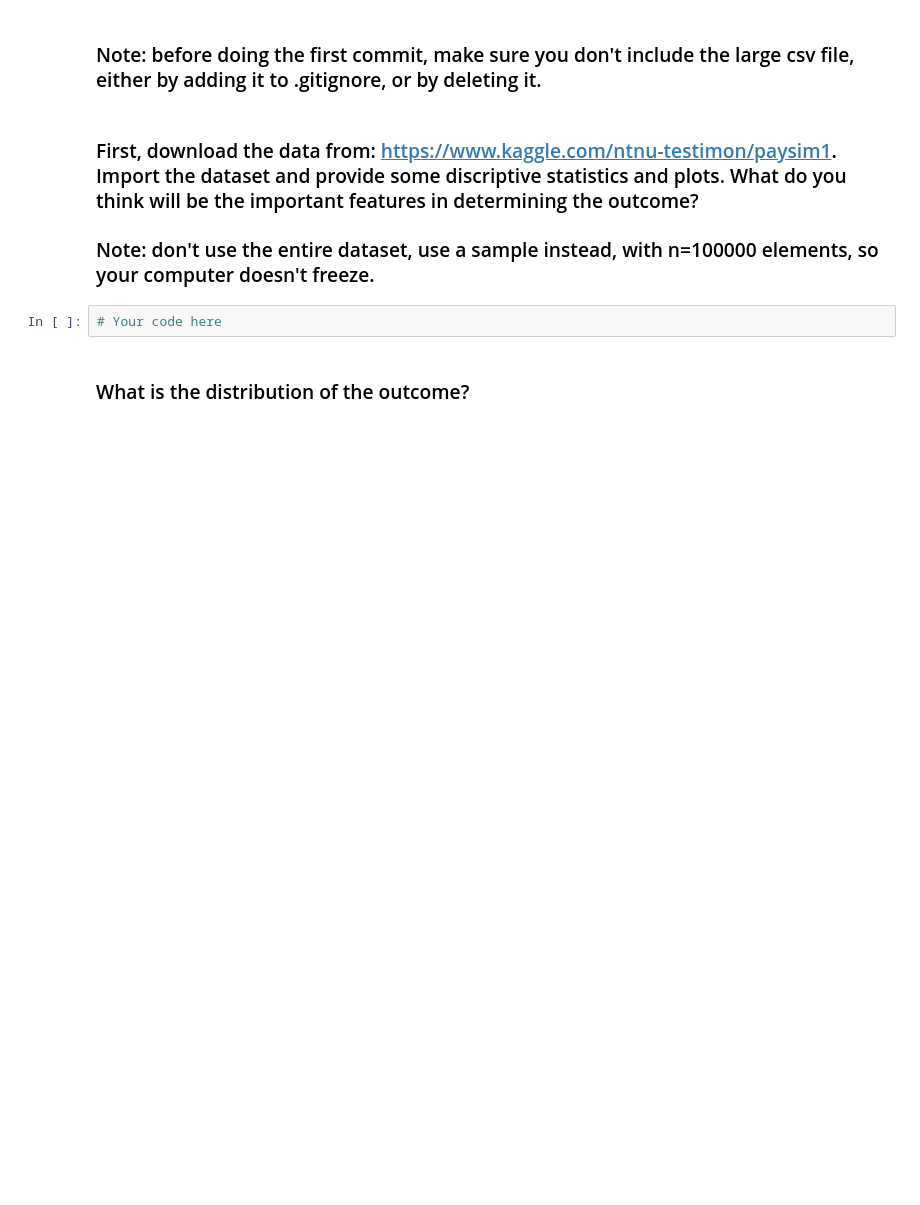
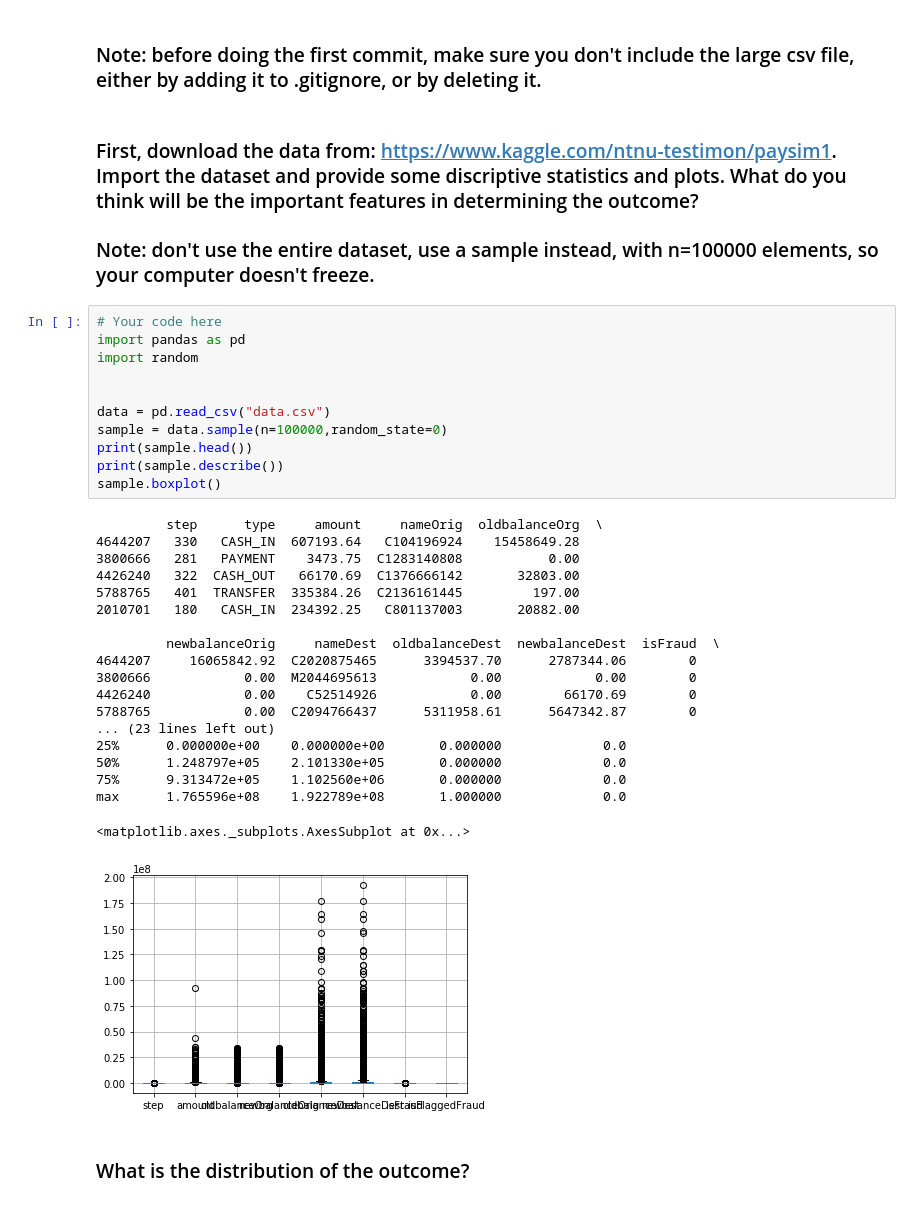
Before and after one commit to ta-data-lis/lab-imbalance, a Jupyter notebook: your-code/lab_imbalance.ipynb, the cells around one changed output. Drawn from its saved outputs; the diff is of its cells as text; blank space fills up the shorter version.

```diff
--- a/your-code/lab_imbalance.ipynb
+++ b/your-code/lab_imbalance.ipynb
@@ -9,8 +9,37 @@ Like we disussed in class, when we have noisy data, if we are not careful, we ca
 # %% [markdown]
 ### First, download the data from: https://www.kaggle.com/ntnu-testimon/paysim1. Import the dataset and provide some discriptive statistics and plots. What do you think will be the important features in determining the outcome?
 ### Note: don't use the entire dataset, use a sample instead, with n=100000 elements, so your computer doesn't freeze.
-# %%
-# Your code here
+# %%
+# Your code here
+import pandas as pd
+import random
+
+
+data = pd.read_csv("data.csv")
+sample = data.sample(n=100000,random_state=0)
+print(sample.head())
+print(sample.describe())
+sample.boxplot()
+# %% [output]
+         step      type     amount     nameOrig  oldbalanceOrg  \
+4644207   330   CASH_IN  607193.64   C104196924    15458649.28
+3800666   281   PAYMENT    3473.75  C1283140808           0.00
+4426240   322  CASH_OUT   66170.69  C1376666142       32803.00
+5788765   401  TRANSFER  335384.26  C2136161445         197.00
+2010701   180   CASH_IN  234392.25   C801137003       20882.00
+
+         newbalanceOrig     nameDest  oldbalanceDest  newbalanceDest  isFraud  \
+4644207     16065842.92  C2020875465      3394537.70      2787344.06        0
+3800666            0.00  M2044695613            0.00            0.00        0
+4426240            0.00    C52514926            0.00        66170.69        0
+5788765            0.00  C2094766437      5311958.61      5647342.87        0
+... (23 lines left out)
+25%      0.000000e+00    0.000000e+00       0.000000             0.0
+50%      1.248797e+05    2.101330e+05       0.000000             0.0
+75%      9.313472e+05    1.102560e+06       0.000000             0.0
+max      1.765596e+08    1.922789e+08       1.000000             0.0
+<matplotlib.axes._subplots.AxesSubplot at 0x...>
+[figure, added]
 # %% [markdown]
 ### What is the distribution of the outcome?
 # %%
```
Also changed, not shown: parts of 26 cells of this notebook, 2 other files.
